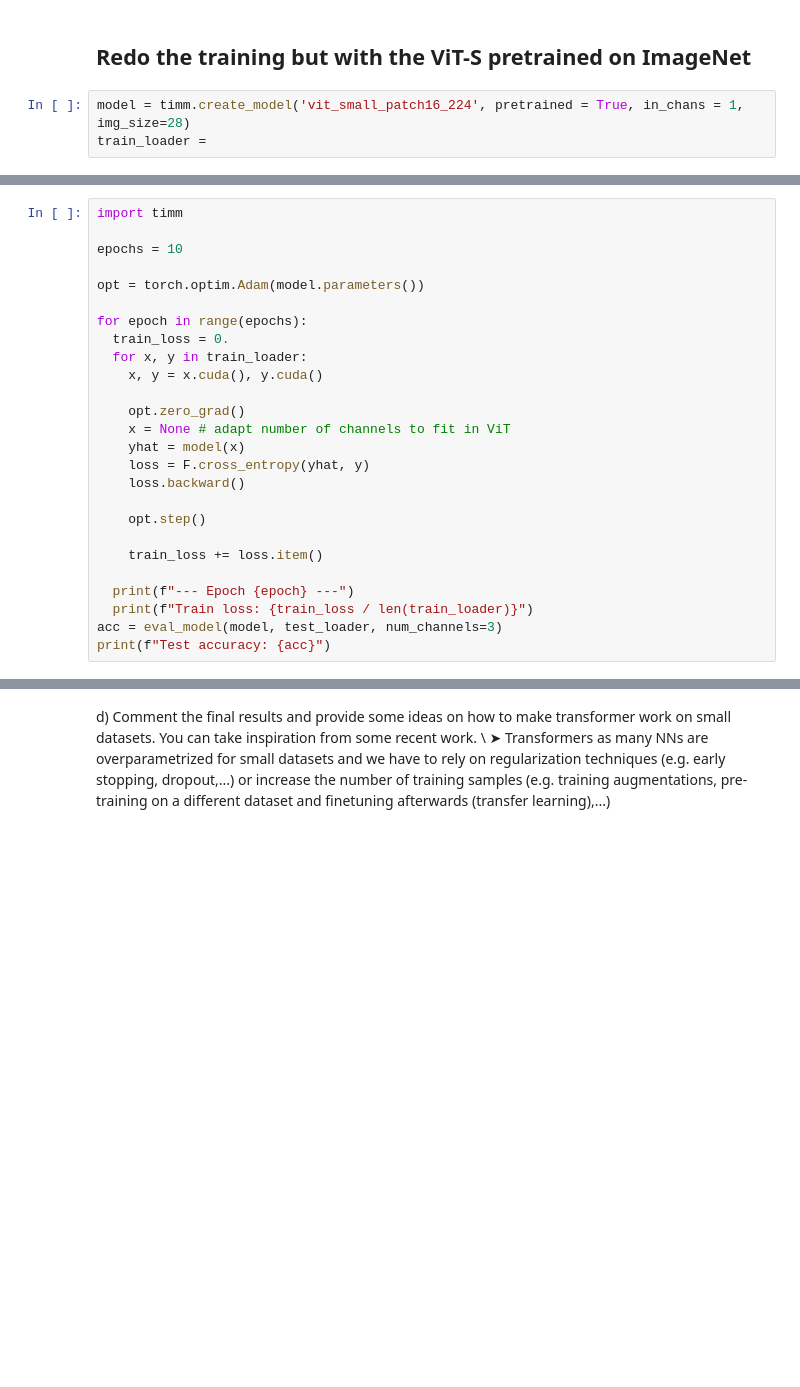
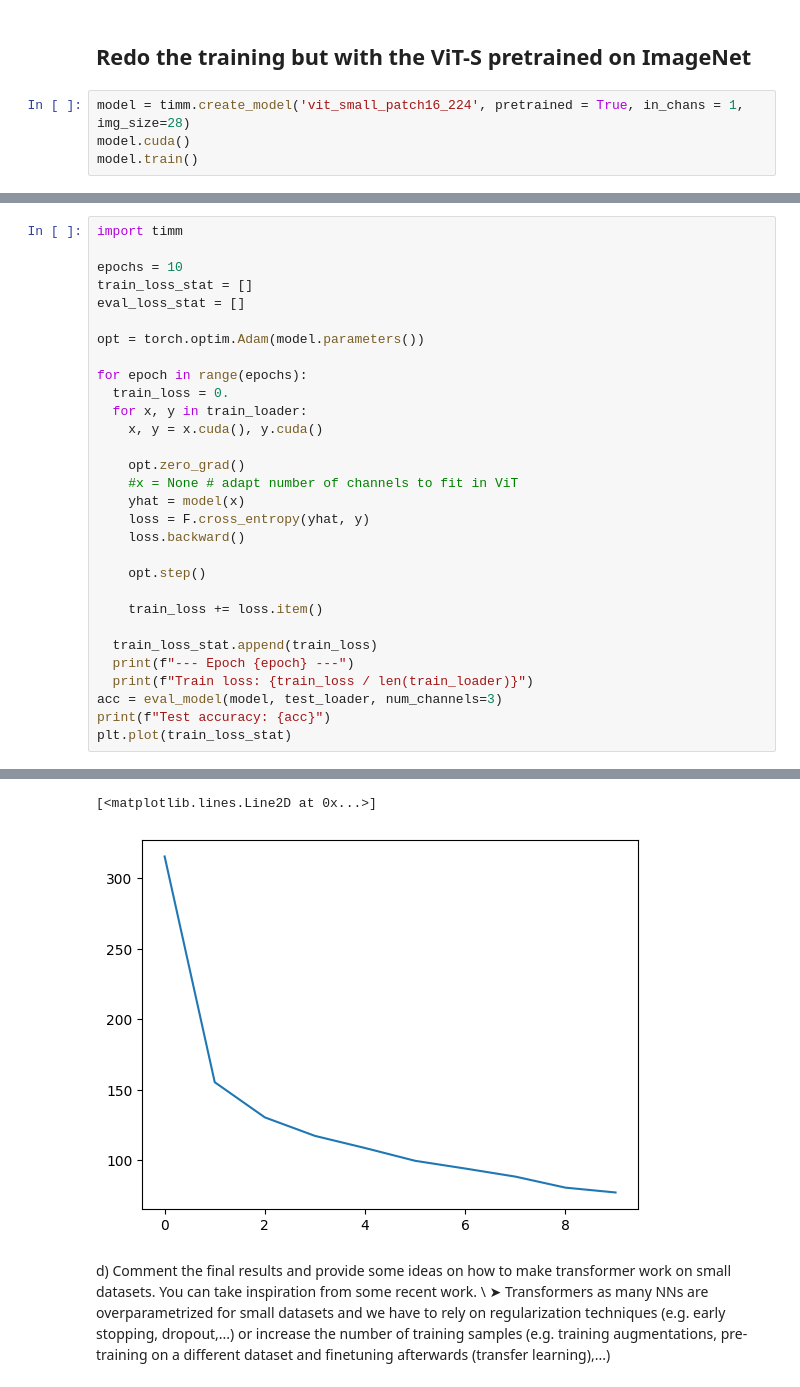
Before and after one commit to RootLeo00/rfdia-lectures, a Jupyter notebook: project1e/1_e_Transformers.ipynb, the cells around one changed output, grey strips where cells are left out. Drawn from its saved outputs; the diff is of its cells as text; blank space fills up the shorter version.

```diff
--- a/project1e/1_e_Transformers.ipynb
+++ b/project1e/1_e_Transformers.ipynb
@@ -698,4 +738,5 @@ plt.plot(train_loss_stat)
 ## Redo the training but with the ViT-S pretrained on ImageNet
 # %%
 model = timm.create_model('vit_small_patch16_224', pretrained = True, in_chans = 1, img_size=28)
-train_loader =
+model.cuda()
+model.train()
@@ -703,6 +762,8 @@ train_loader =
 import timm
 
 epochs = 10
+train_loss_stat = []
+eval_loss_stat = []
 
 opt = torch.optim.Adam(model.parameters())
 
@@ -712,7 +773,7 @@ for epoch in range(epochs):
     x, y = x.cuda(), y.cuda()
 
     opt.zero_grad()
-    x = None # adapt number of channels to fit in ViT
+    #x = None # adapt number of channels to fit in ViT
     yhat = model(x)
     loss = F.cross_entropy(yhat, y)
     loss.backward()
@@ -721,7 +782,10 @@ for epoch in range(epochs):
 
     train_loss += loss.item()
 
+  train_loss_stat.append(train_loss)
   print(f"--- Epoch {epoch} ---")
   print(f"Train loss: {train_loss / len(train_loader)}")
 acc = eval_model(model, test_loader, num_channels=3)
 print(f"Test accuracy: {acc}")
+plt.plot(train_loss_stat)
+# %% [output]
@@ -728,3 +809,5 @@ print(f"Test accuracy: {acc}")
+[<matplotlib.lines.Line2D at 0x...>]
+[figure, added]
 # %% [markdown]
 d) Comment the final results and provide some ideas on how to make transformer work on small datasets. You can take inspiration from some recent work. \\
 &#10148; Transformers as many NNs are overparametrized for small datasets and we have to rely on regularization techniques (e.g. early stopping, dropout,...) or increase the number of training samples (e.g. training augmentations, pre-training on a different dataset and finetuning afterwards (transfer learning),...)
```
Also changed, not shown: parts of 10 cells of this notebook.
